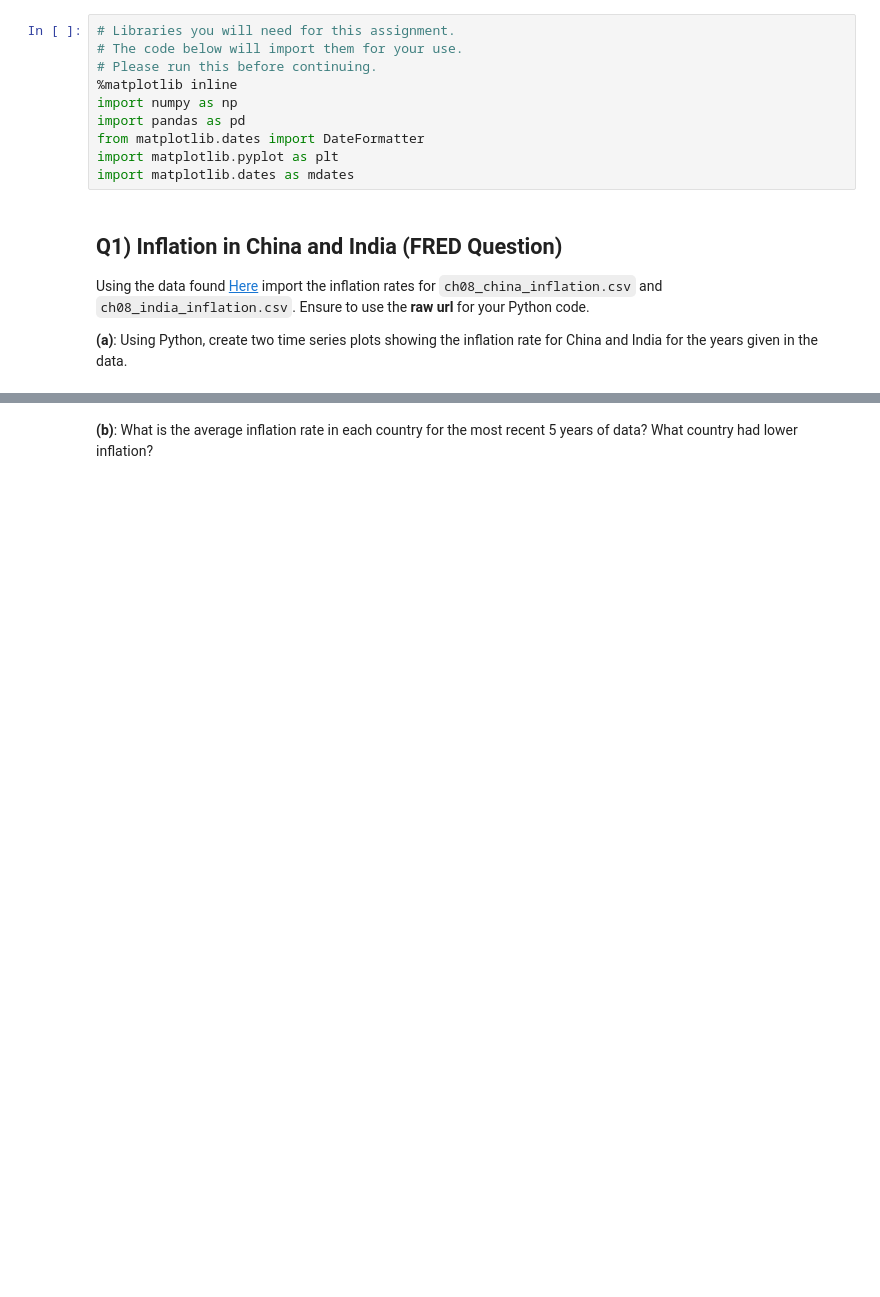
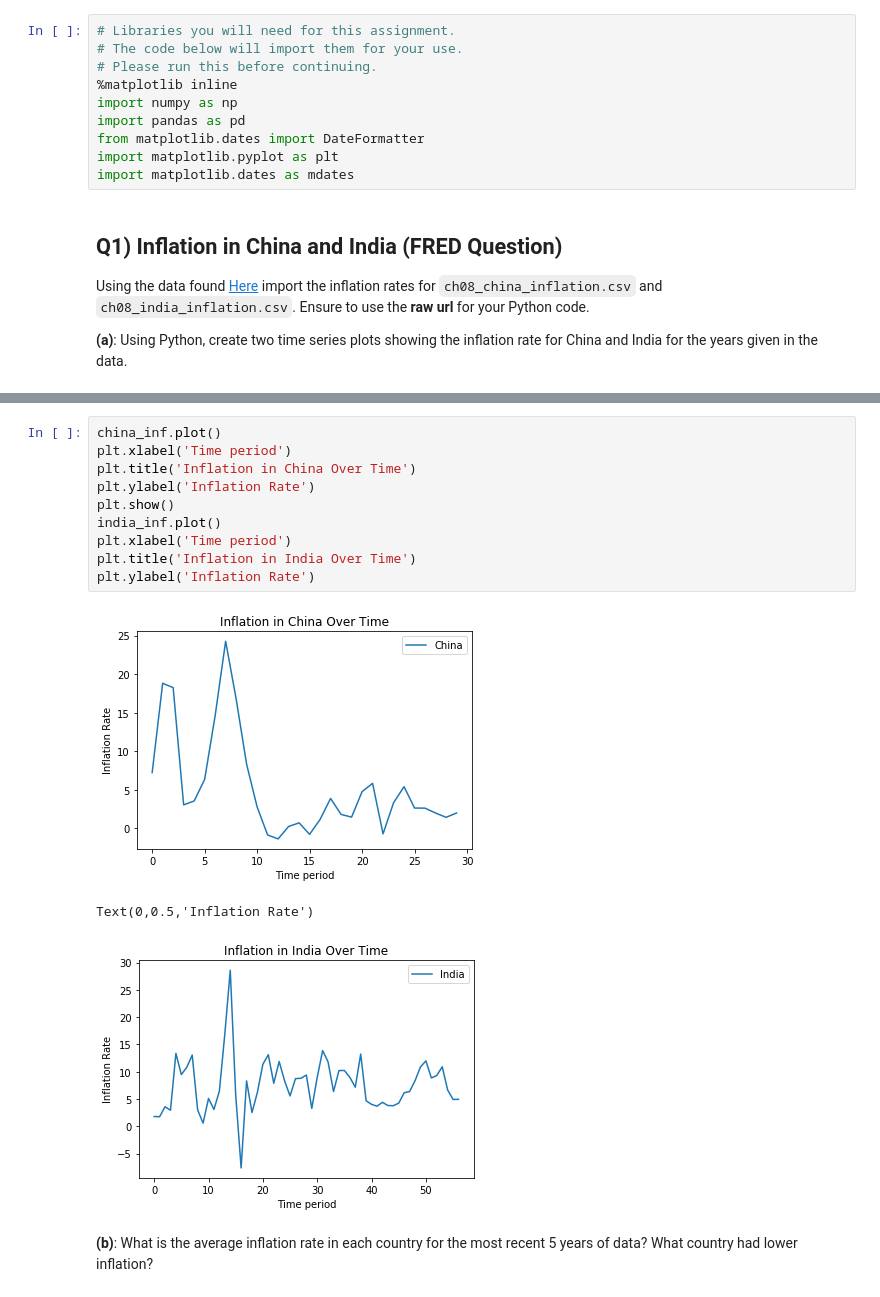
Before and after one commit to dylanjm/econ_381_development, a Jupyter notebook: solution_versions/chapter_08_solutions.ipynb, the cells around one changed output, grey strips where cells are left out. Drawn from its saved outputs; the diff is of its cells as text; blank space fills up the shorter version.

```diff
--- a/solution_versions/chapter_08_solutions.ipynb
+++ b/solution_versions/chapter_08_solutions.ipynb
@@ -49,4 +48,18 @@ No handles with labels found to put in legend.
 [figure]
+# %%
+china_inf.plot()
+plt.xlabel('Time period')
+plt.title('Inflation in China Over Time')
+plt.ylabel('Inflation Rate')
+plt.show()
+india_inf.plot()
+plt.xlabel('Time period')
+plt.title('Inflation in India Over Time')
+plt.ylabel('Inflation Rate')
+# %% [output]
+[figure, added]
+Text(0,0.5,'Inflation Rate')
+[figure, added]
 # %% [markdown]
 __(b)__: What is the average inflation rate in each country for the most recent 5 years of data? What country had lower inflation?
 # %%
```
Also changed, not shown: parts of 3 cells of this notebook.
